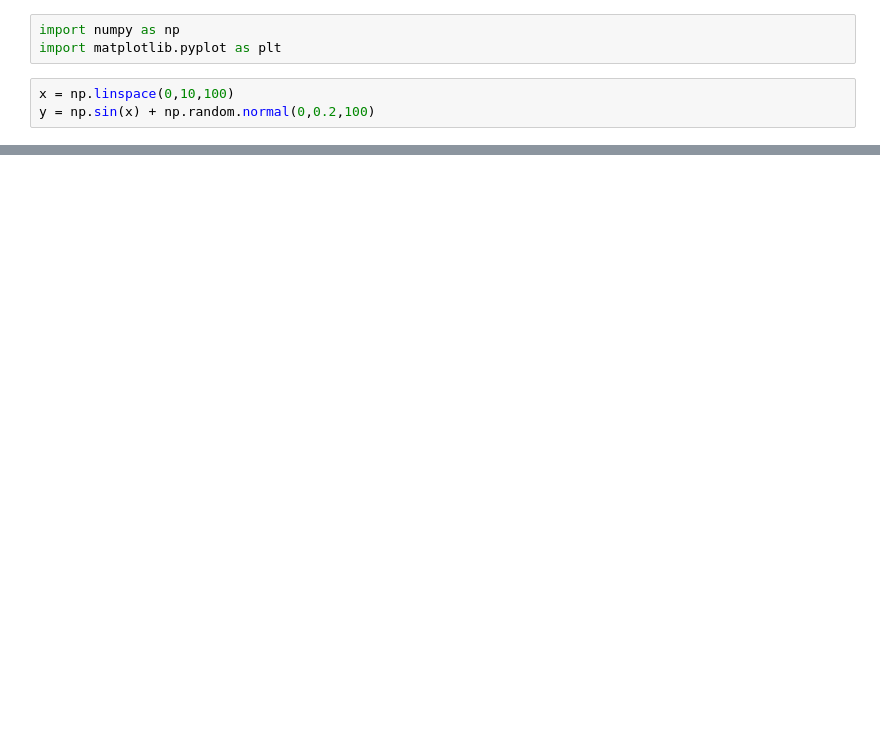
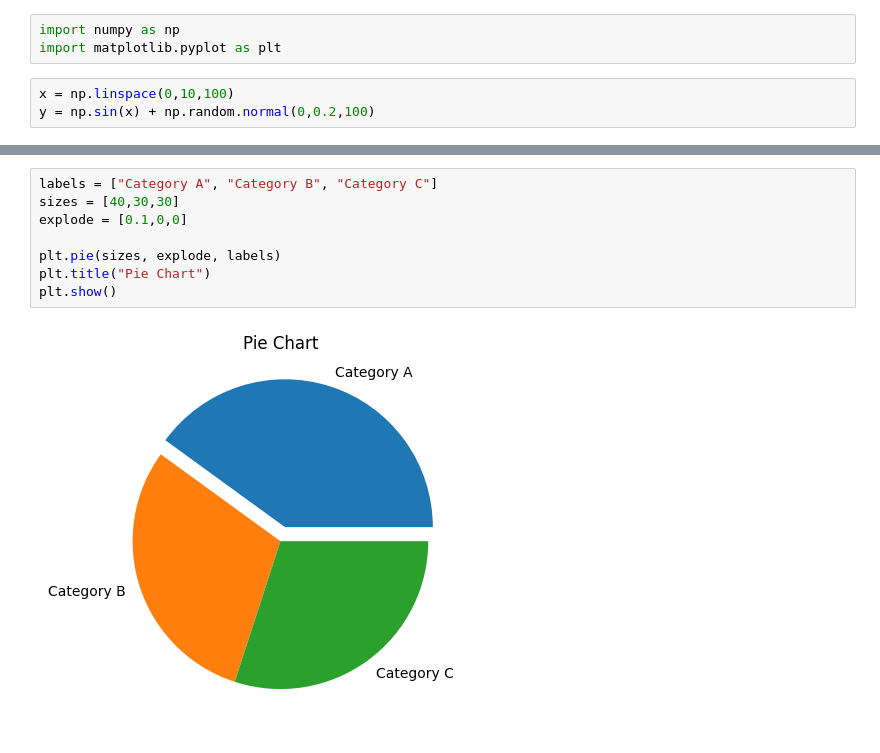
Before and after one commit to Andre270203/Python-data-science, a Jupyter notebook: Matplotlib_Course.ipynb, the cells around one changed output, grey strips where cells are left out. Saved outputs shown, nothing was run; the diff lists cells and outputs as text; blank space fills up the shorter version.

```diff
--- a/Matplotlib_Course.ipynb
+++ b/Matplotlib_Course.ipynb
@@ -22,0 +42,10 @@ plt.show()
+# %%
+labels = ["Category A", "Category B", "Category C"]
+sizes = [40,30,30]
+explode = [0.1,0,0]
+
+plt.pie(sizes, explode, labels)
+plt.title("Pie Chart")
+plt.show()
+# %% [output]
+[figure, added]
```
Also changed, not shown: parts of 16 cells of this notebook.
